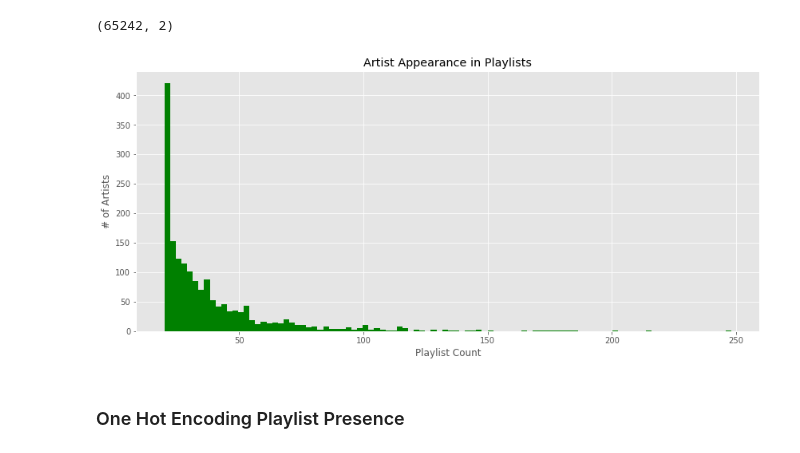
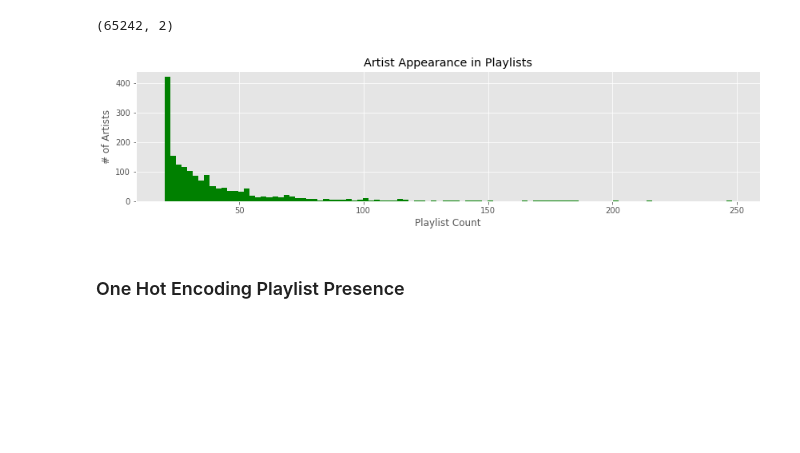
Before and after one commit to Patrickbfuller/solve_music_probs, a Jupyter notebook: up_next/walkthrough.ipynb, the cells around one changed output. Saved outputs shown, nothing was run; the diff lists cells and outputs as text; code cells hidden in the pictures; blank space fills up the shorter version.

```diff
--- a/up_next/walkthrough.ipynb
+++ b/up_next/walkthrough.ipynb
@@ -131,13 +134,13 @@ trimmed_playlists.shape
 # %% [output]
 (65242, 2)
 # %%
-plt.figure(figsize=(14,6))
+plt.figure(figsize=(14,3))
 trimmed_playlists['artist'].value_counts().hist(bins=100, color='g')
 plt.xlabel('Playlist Count')
 plt.ylabel('# of Artists')
 plt.title('Artist Appearance in Playlists');
 # %% [output]
-[figure, old version]
+[figure, new version]
 # %% [markdown]
 ### One Hot Encoding Playlist Presence
 # %% [markdown]
```
Also changed, not shown: parts of 13 cells of this notebook, 3 other files.
